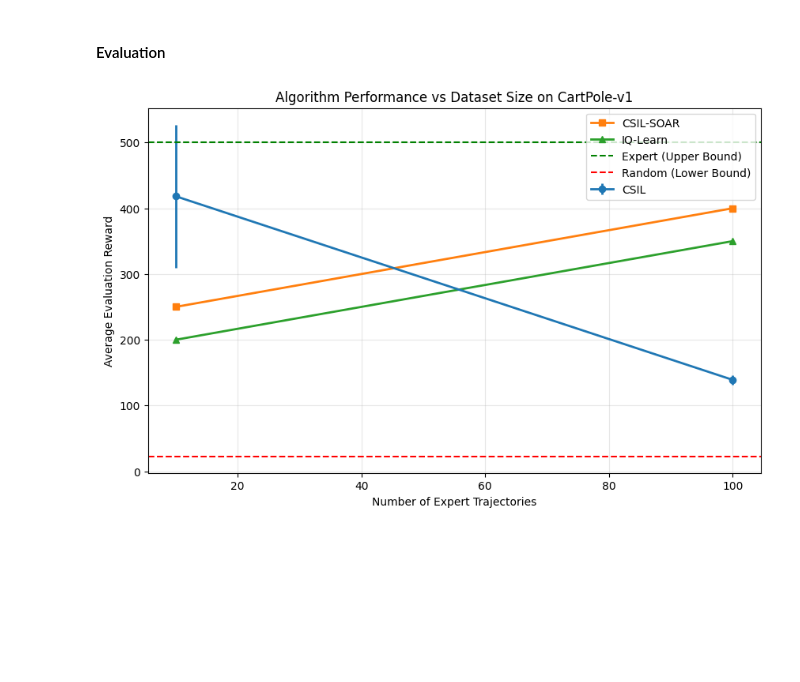
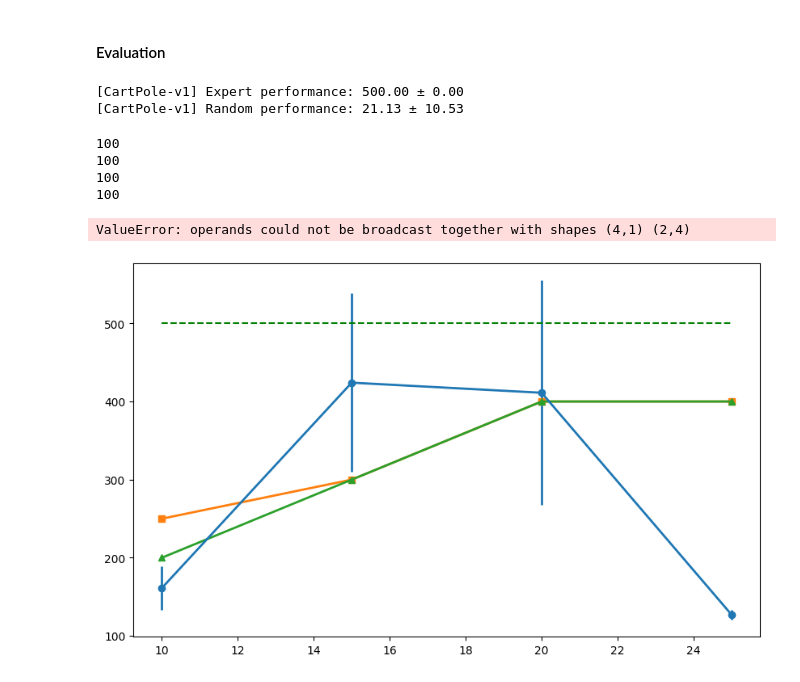
Before and after one commit to Cyril955/rl_course, a Jupyter notebook: applied_project/main_notebook.ipynb, the cells around one changed output. Saved outputs shown, nothing was run; the diff lists cells and outputs as text; code cells hidden in the pictures; blank space fills up the shorter version.

```diff
--- a/applied_project/main_notebook.ipynb
+++ b/applied_project/main_notebook.ipynb
@@ -83,34 +84,25 @@ RANDOM_SEED = 42
 # ------------------------------
 TRAIN_EXPERTS = False    # If false, use trained policies in ./policies/ saved with pickle
 TRAIN_IQLEARN = False
-TRAIN_CSIL = False
+TRAIN_CSIL = True
 TRAIN_SOAR = False
 
-DATASET_SIZES = [10, 100]
+DATASET_SIZES = [10, 15, 20, 25]
 NB_DATASET = len(DATASET_SIZES)
 
 # Environment 1
 ENV_1 = {
     'label' : "CartPole-v1",
-    'nb_episodes' : 2000,
-    'early_stop' : True,
-    'hidden_size' : 32,
 }
 
 # Environment 2
 ENV_2 = {
     'label' : "Pendulum-v1",
-    'nb_episodes' : 2000,
-    'early_stop' : True,
-    'hidden_size' : 32,
 }
 
 # Environment 3
 ENV_3 = {
     'label' : "MountainCar-v0",
-    'nb_episodes' : 2000,
-    'early_stop' : True,
-    'hidden_size' : 32,
 }
 # %% [markdown]
 ## Initialization
@@ -214,53 +226,66 @@ for env_dic in environments:
     expert_model_path = "./results/policies/" + env_name + "/ppo_expert_seed_0.zip"
     random_score, random_std = evaluate_random_policy(env_name)
     expert_score, expert_std = evaluate_expert_policy(env_name, expert_model_path)
+
+    print(f"[{env_name}] Expert performance: {expert_score:.2f} ± {expert_std:.2f}")
+    print(f"[{env_name}] Random performance: {random_score:.2f} ± {random_std:.2f}")
+# %% [output]
+[CartPole-v1] Expert performance: 500.00 ± 0.00
+[CartPole-v1] Random performance: 21.13 ± 10.53
 # %%
 csil_results_mean = []
 csil_results_std = []
+
+with open("config/csil_params.yaml", "r") as f:
+    csil_dict = yaml.safe_load(f)
 
 # Evaluate CSIL agents for each env and dataset size
 i = -1
 for agent in csil_agents:
     i += 1
-    env_index = i // 3
+    env_index = i // NB_DATASET
     env_dic = environments[env_index]
     mean_reward, std_reward = evaluate_policy(env_dic['env'], agent=agent, csil_dict=csil_dict)
     csil_results_mean.append(mean_reward)
     csil_results_std.append(std_reward)
+# %% [output]
+100
+100
+100
+100
 # %%
 # Assume you have collected these dictionaries from your training loops
 # Format: { dataset_size: mean_reward }
 i = -1
 for env_dic in environments:
     i += 1
     csil_results = csil_results_mean[i*NB_DATASET:(i+1)*NB_DATASET]
     csil_results_err = csil_results_std[i*NB_DATASET:(i+1)*NB_DATASET]
 
-    csil_soar_results = {10: 250, 100: 400}
-    iq_learn_results = {10: 200, 100: 350}
+    csil_soar_results = {10: 250, 15: 300, 20: 400, 25: 400}
+    iq_learn_results = {10: 200, 15: 300, 20: 400, 25: 400}
 
     dataset_sizes = DATASET_SIZES
     env_name = env_dic['label']
 
     # 2. Plotting
     plt.figure(figsize=(10, 6))
 
     # Plot Algorithms
     plt.errorbar(dataset_sizes, csil_results, yerr=csil_results_err, marker='o', label='CSIL', linewidth=2)
     plt.plot(dataset_sizes, list(csil_soar_results.values()), marker='s', label='CSIL-SOAR', linewidth=2)
     plt.plot(dataset_sizes, list(iq_learn_results.values()), marker='^', label='IQ-Learn', linewidth=2)
 
     # Plot Bounds
-    plt.axhline(y=expert_score, color='g', linestyle='--', label='Expert (Upper Bound)')
-    # plt.axhline(y=[expert_score-expert_std, expert_score+expert_std], color='r', linestyle='--')
-    plt.axhline(y=random_score, color='r', linestyle='--', label='Random (Lower Bound)')
-    # plt.axhline(y=[random_score-random_std, random_score+random_std], color='r', linestyle='--')
+    plt.errorbar(dataset_sizes, y=expert_score*np.ones((len(dataset_sizes),1)), yerr=expert_std, color='g', linestyle='--', label='Expert (Upper Bound)')
+    plt.errorbar(dataset_sizes, y=random_score*np.ones((len(dataset_sizes),1)), yerr=random_std, color='r', linestyle='--', label='Random (Lower Bound)')
 
     plt.title(f"Algorithm Performance vs Dataset Size on {env_name}")
     plt.xlabel("Number of Expert Trajectories")
     plt.ylabel("Average Evaluation Reward")
     plt.legend()
     plt.grid(True, alpha=0.3)
     plt.show()
 # %% [output]
+ValueError: operands could not be broadcast together with shapes (4,1) (2,4)
-[figure, old version]
+[figure, new version]
```
Also changed, not shown: parts of 3 cells of this notebook, 7 other files.
